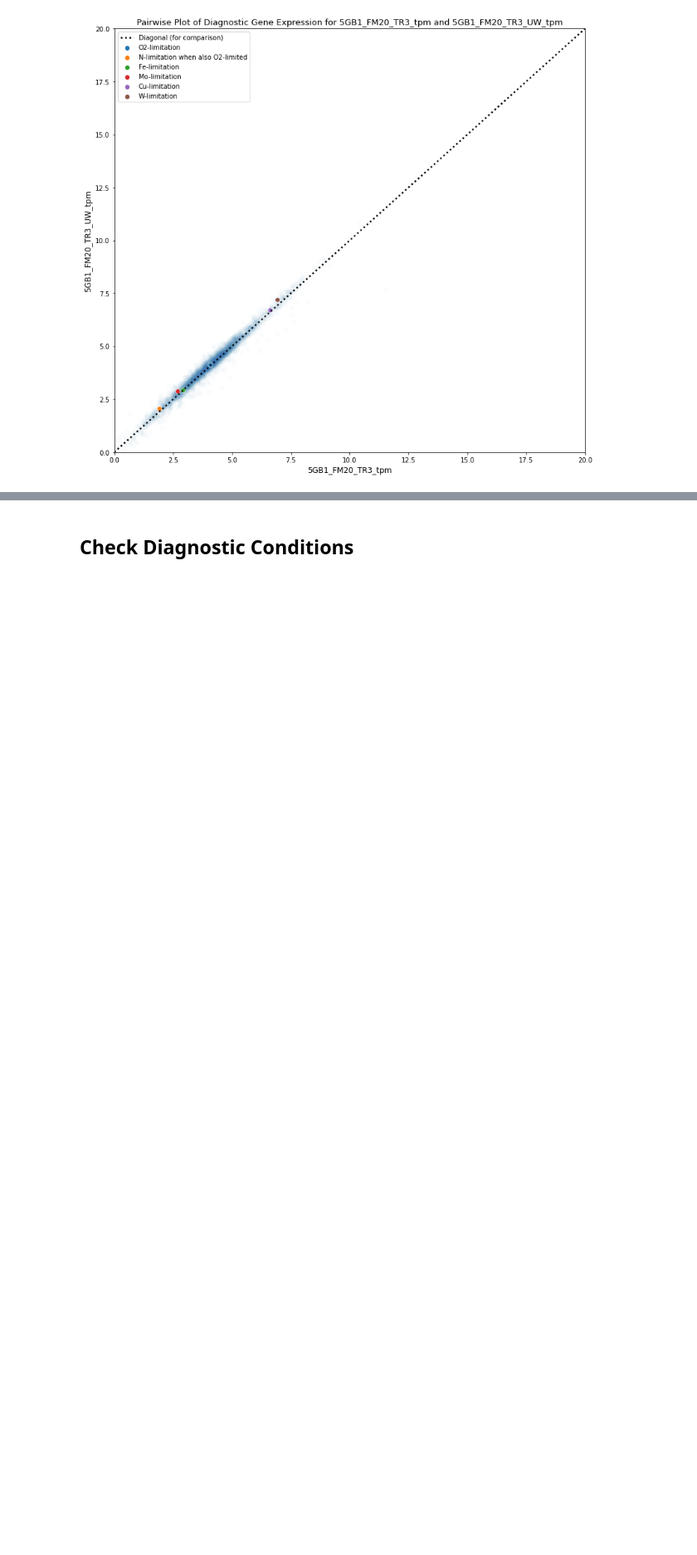
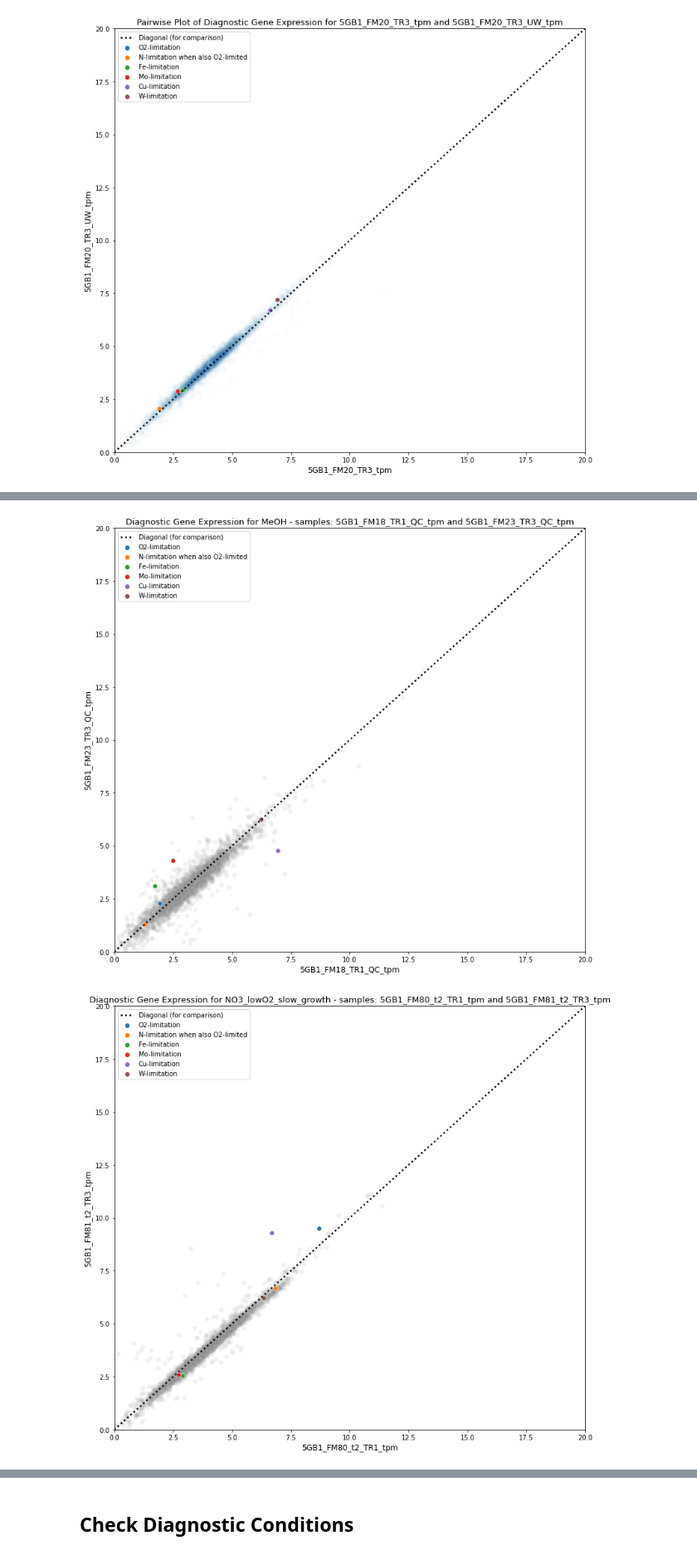
Before and after one commit to vsk-1167/research-5G-transcriptomic-exploration, a Jupyter notebook: diagnostic_gene_analysis.ipynb, the cells around one changed output, grey strips where cells are left out. Shown at 83% size. Drawn from its saved outputs; the diff is of its cells as text; code cells hidden in the pictures; blank space fills up the shorter version.

Commit message:
Added detailed explorations of the diagnostic gene expression analysis, leaped forward in clustering metrics for evaluation - namely silhouette and elbow plots

```diff
--- a/diagnostic_gene_analysis.ipynb
+++ b/diagnostic_gene_analysis.ipynb
@@ -22,6 +22,7 @@ import math
 tpm_data_file = 'data/TPM_counts.tsv'
 sample2condition_file = 'data/sample2condition.txt'
 diagnostic_genes_file = 'data/diagnostic_genes.csv'
+unstable_diag_genes_file = 'data/unstable_diagnostic_expression.csv'
 
 # load TPM data
 df = pd.read_csv(tpm_data_file,sep='\t').fillna('')
@@ -36,8 +37,12 @@ df_raw_tpm = df_raw_tpm.set_axis(loci, axis = 1)
 with open(sample2condition_file,'r') as f:
     sample2condition = dict(x.strip().split() for x in f.readlines())
 
+
 # load the diagnostic genes data
 df_diagnostics = pd.read_csv(diagnostic_genes_file)
+
+# load the unstable diagnostic genes data
+df_unstable_diag_samples = pd.read_csv(unstable_diag_genes_file)
 # %%
 df_raw_tpm
 # %% [output]
@@ -369,0 +389,24 @@ with warnings.catch_warnings():
+# %%
+# Intention: Plot the diagnostic genes along side the respective gene clouds.
+# Error: resulting plot is too large supposedly ==> will investigate!
+
+import warnings
+with warnings.catch_warnings():
+    warnings.simplefilter('ignore')
+
+    df_raw_tpm_psuedocount = df_raw_tpm.T + 0.01
+    df_diag_condition = df_all_samples_diag_genes + 0.01
+
+    condition = "LanzaTech"
+    #for condition in list_conditions:
+    df_diag_condition = np.log(df_all_samples_diag_genes[condition_to_sample.get(condition)])
+    df_diag_condition['locus_tag'] = list(df_all_samples_diag_genes.index)
+
+    df_cur_condition = np.log(df_raw_tpm_psuedocount[condition_to_sample.get(condition)])
+    df_cur_condition["locus_tag"] = df_cur_condition.index
+
+    #           Diagnostic Pairwise + Condition
+    filename = "plots/pairwise_expression/gene_cloud_pw_" + str(condition)
+    title = "Diagnostic Gene Expression for Samples of Condition " + str(condition)
+
+    sample_pairwise_scatter(df_diag_condition, df_cur_condition, title, filename)
@@ -369,0 +415,6 @@ with warnings.catch_warnings():
+# %%
+df_raw_tpm_psuedocount = df_raw_tpm.T + 0.01
+for condition in list_conditions:
+    df_cur_condition = np.log(df_raw_tpm_psuedocount[condition_to_sample.get(condition)])
+
+df_cur_condition
@@ -407,0 +487,12 @@ cloud_analysis_scatter("5GB1_FM22_TR3_UW_tpm", "5GB1_FM11_TR2_QC_tpm", "ca_fm20t
+# %%
+for i in range(0,len(df_unstable_diag_samples["Condition"])):
+    plot_data = df_unstable_diag_samples.iloc[i]
+    condition = plot_data["Condition"]
+    s1 = str(plot_data["Sample 1"])
+    s2 = str(plot_data["Sample 2"])
+    filename = "plots/gene_cloud_pairwise_expression/ca_" + str(plot_data["Summary_Name"])
+
+    cloud_analysis_scatter(s1, s2, condition, filename)
+# %% [output]
+[figure, added]
+[figure, added]
```
Also changed, not shown: parts of 13 cells of this notebook, 14 other files.
